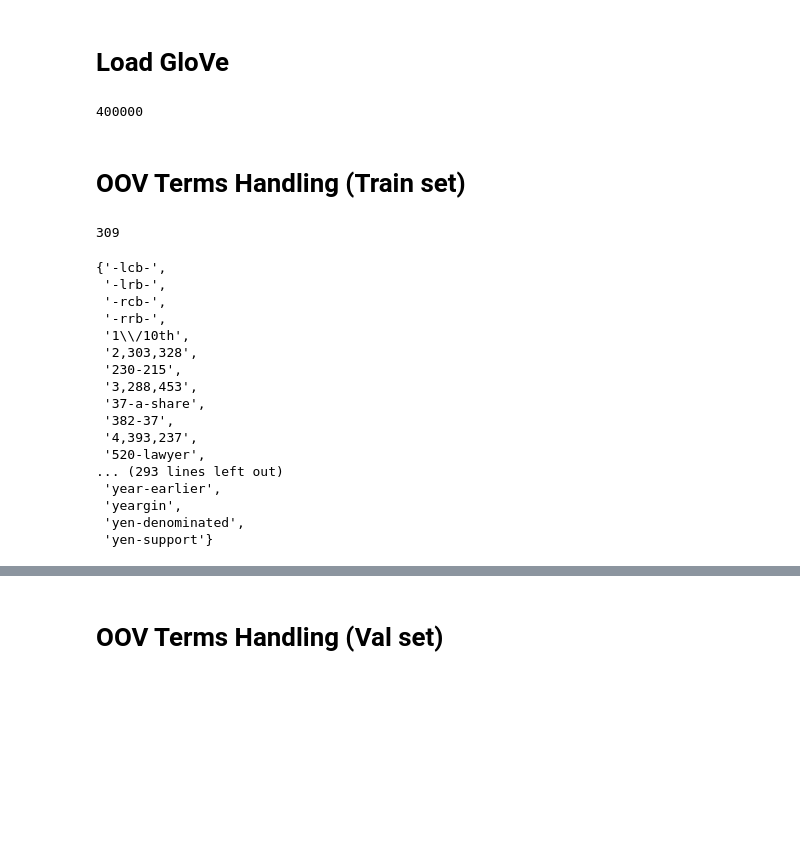
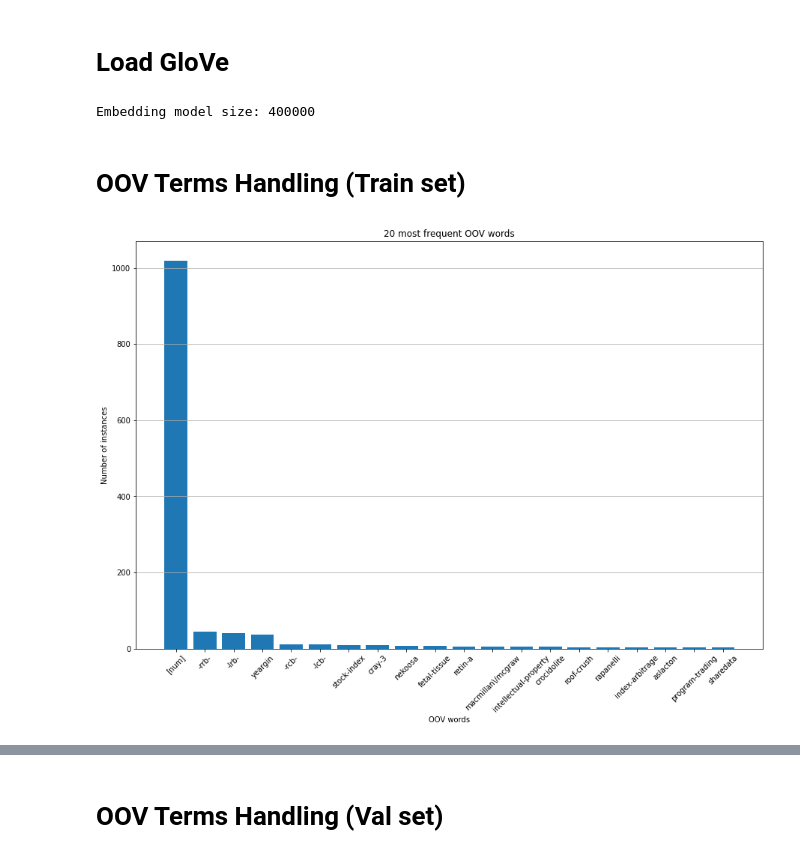
Before and after one commit to EnricoPittini/POS-tagging, a Jupyter notebook: 1) oov handling.ipynb, the cells around one changed output, grey strips where cells are left out. Saved outputs shown, nothing was run; the diff lists cells and outputs as text; code cells hidden in the pictures; blank space fills up the shorter version.

```diff
--- a/1) oov handling.ipynb
+++ b/1) oov handling.ipynb
@@ -38,36 +37,14 @@ from utils.embedding_model_handler import load_embedding_model
 embedding_dimension = 50
 
 GLOVE_embeddings = load_embedding_model(folder_path='glove_pretrained', embedding_dim=embedding_dimension)
-# %%
-len(GLOVE_embeddings)
-# %% [output]
-400000
+# %%
+print(f'Embedding model size: {len(GLOVE_embeddings)}')
+# %% [output]
+Embedding model size: 400000
 # %% [markdown]
 # OOV Terms Handling (Train set)
 # %%
-from utils.oov_handler import get_OOV_analysis
-OOV_words, proportion_OOV_words, OOV_words_counts = get_OOV_analysis(embedding_model=GLOVE_embeddings, texts=texts_train)
+from utils.dataset_analysis import OOV_analysis
+OOV_words, proportion_OOV_words, OOV_words_counts_dict = OOV_analysis(embedding_model=GLOVE_embeddings, texts=texts_train, plot=True)
+# %% [output]
+[figure, added]
-# %%
-len(OOV_words)
-# %% [output]
-309
-# %%
-OOV_words
-# %% [output]
-{'-lcb-',
- '-lrb-',
- '-rcb-',
- '-rrb-',
- '1\\/10th',
- '2,303,328',
- '230-215',
- '3,288,453',
- '37-a-share',
- '382-37',
- '4,393,237',
- '520-lawyer',
-... (293 lines left out)
- 'year-earlier',
- 'yeargin',
- 'yen-denominated',
- 'yen-support'}
```
Also changed, not shown: parts of 19 cells of this notebook.
